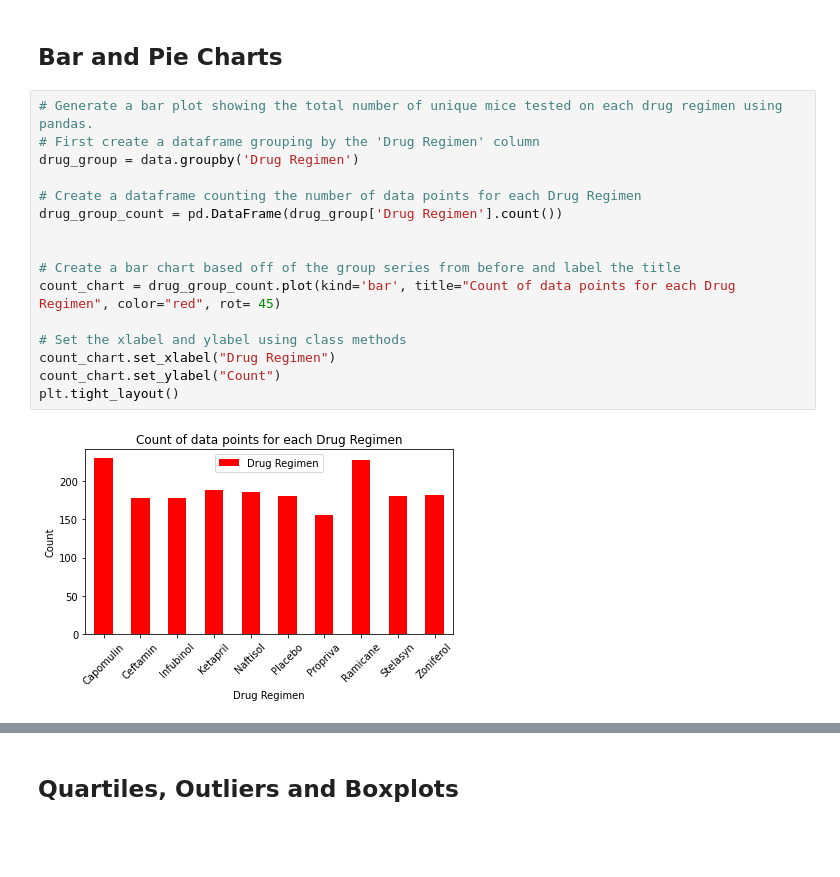
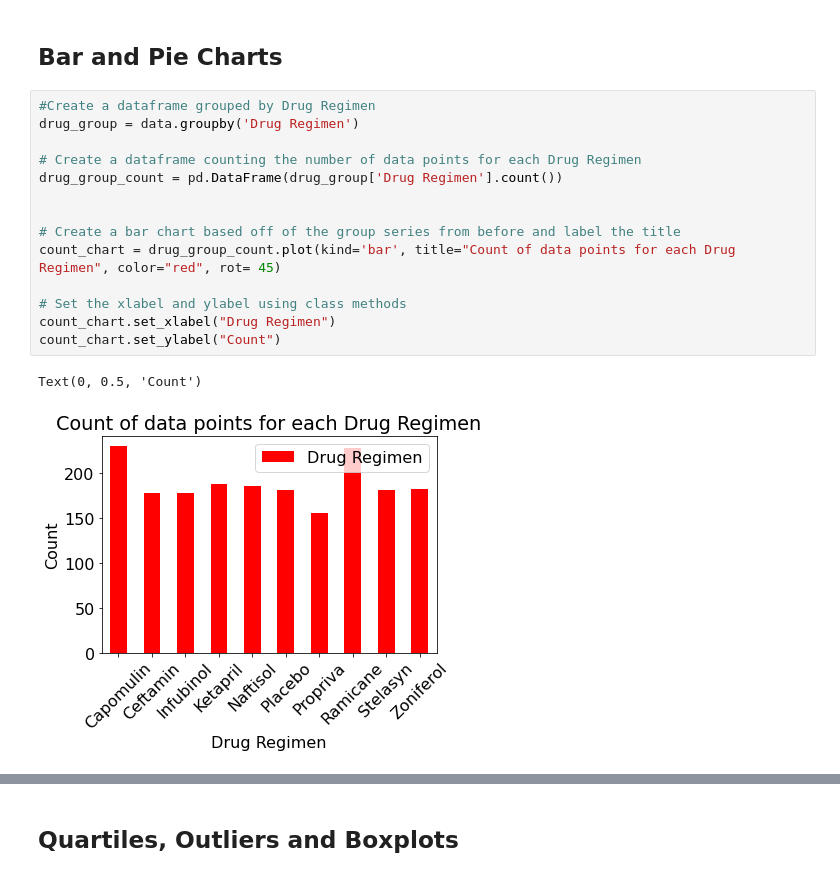
Before and after one commit to ZKeller22/UCI-Homework-Keller, a Jupyter notebook: matplotlib-challenge/Pymaceuticals/pymaceuticals_starter.ipynb, the cells around one changed output, grey strips where cells are left out. Cells and saved outputs as stored; diff of their text form; blank space fills up the shorter version.

```diff
--- a/matplotlib-challenge/Pymaceuticals/pymaceuticals_starter.ipynb
+++ b/matplotlib-challenge/Pymaceuticals/pymaceuticals_starter.ipynb
@@ -122,21 +152,20 @@ round(agg_summary,2)
 # %% [markdown]
 ## Bar and Pie Charts
 # %%
-# Generate a bar plot showing the total number of unique mice tested on each drug regimen using pandas.
-# First create a dataframe grouping by the 'Drug Regimen' column
+#Create a dataframe grouped by Drug Regimen
 drug_group = data.groupby('Drug Regimen')
 
 # Create a dataframe counting the number of data points for each Drug Regimen
 drug_group_count = pd.DataFrame(drug_group['Drug Regimen'].count())
 
 
 # Create a bar chart based off of the group series from before and label the title
 count_chart = drug_group_count.plot(kind='bar', title="Count of data points for each Drug Regimen", color="red", rot= 45)
 
 # Set the xlabel and ylabel using class methods
 count_chart.set_xlabel("Drug Regimen")
 count_chart.set_ylabel("Count")
-plt.tight_layout()
 # %% [output]
+Text(0, 0.5, 'Count')
-[figure, old version]
+[figure, new version]
 # %%
```
Also changed, not shown: parts of 19 cells of this notebook.
